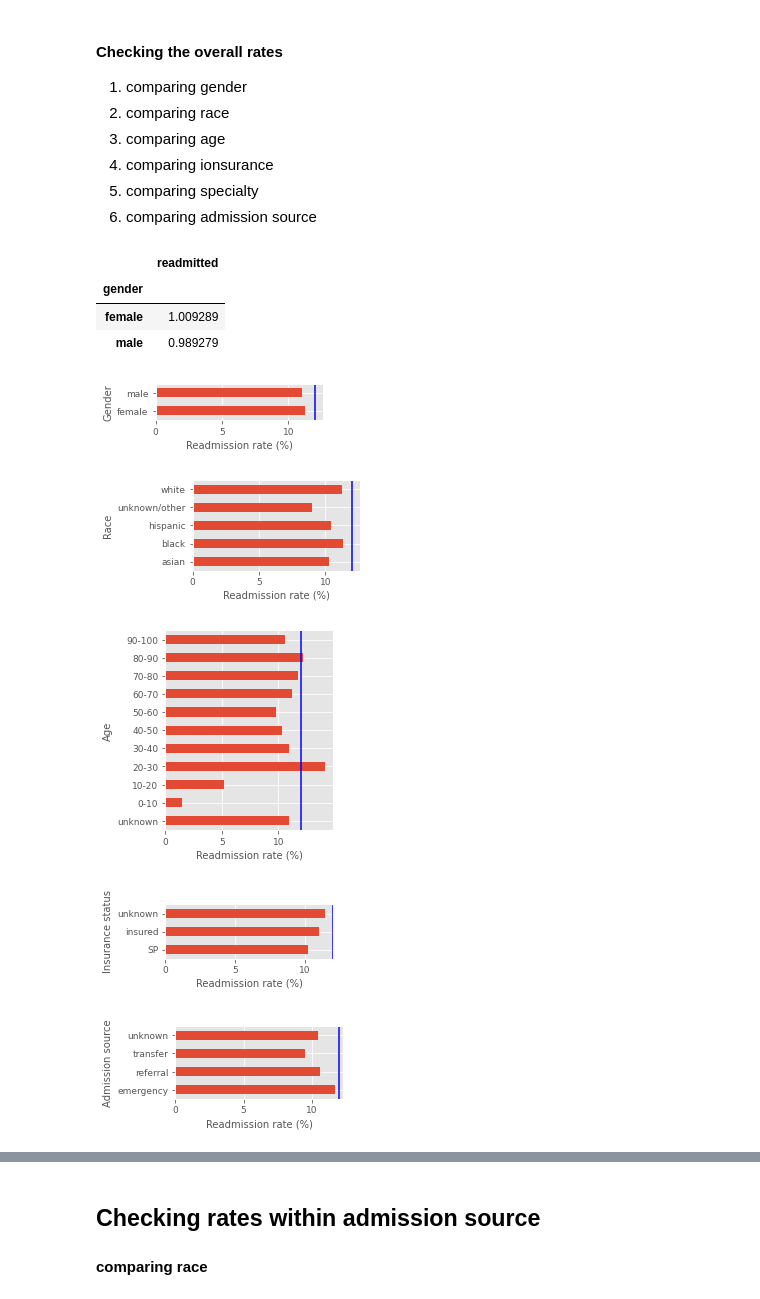
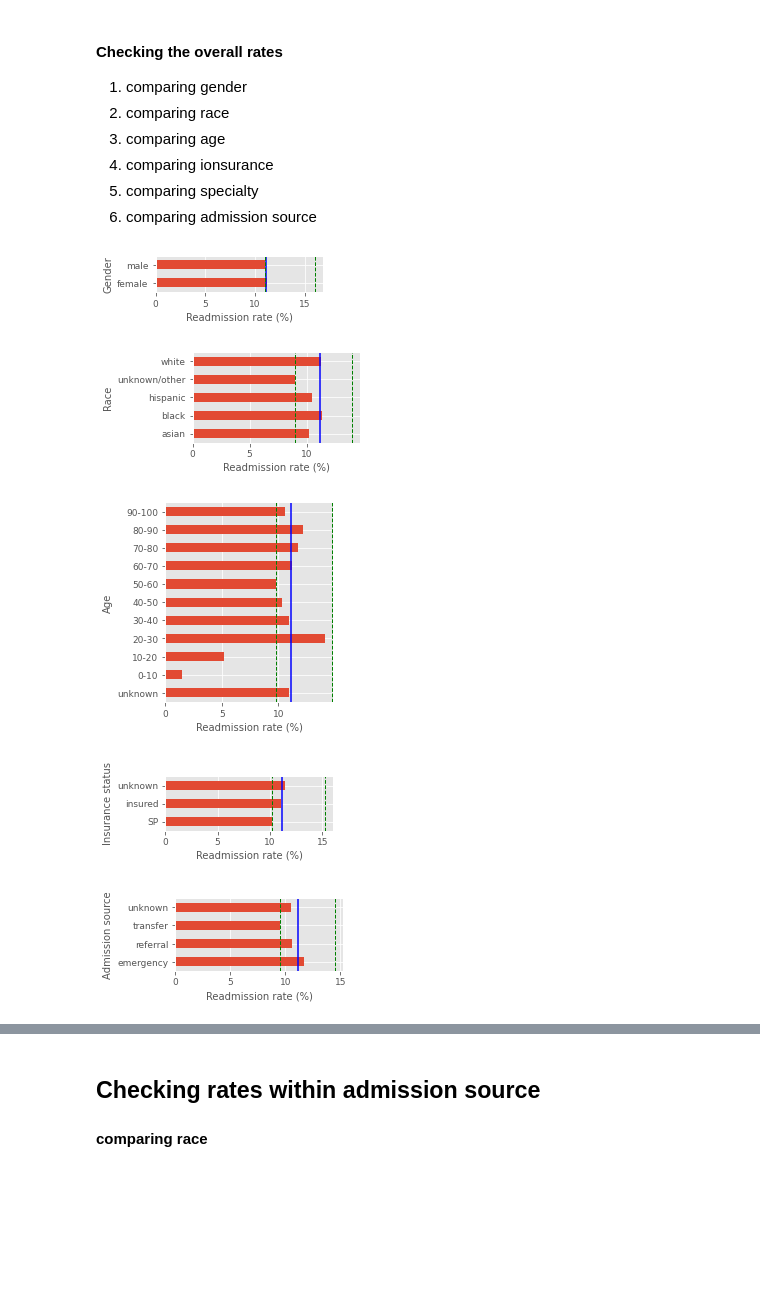
Before and after one commit to ypandya4/hazel_bazel_hospital_DS_project, a Jupyter notebook: Exploratory data analysis.ipynb, the cells around one changed output, grey strips where cells are left out. Cells and saved outputs as stored; diff of their text form; code cells hidden in the pictures; blank space fills up the shorter version.

```diff
--- a/Exploratory data analysis.ipynb
+++ b/Exploratory data analysis.ipynb
@@ -784,14 +784,15 @@ plt.yticks(fontsize=9, rotation=0);
 1. comparing ionsurance
 1. comparing specialty
 1. comparing admission source
-# %%
-_df[_df.gender != 'unknown'].pivot_table(values=['readmitted'], index='gender', aggfunc=np.mean)*(100/pop_readmission)
-# %% [output]
-|  | readmitted |
-| gender |  |
-| female | 1.009289 |
-| male | 0.989279 |
 # %%
+total_readmission = float(_df[_df.gender != 'unknown'].
+                          pivot_table(values=['readmitted'],
+                                      index='gender',
+                                      aggfunc=np.sum)
+                          .sum()
+                          .values)
+readmission_rate = (total_readmission)/(_df.gender.value_counts().sum())*100
+
 data = _df[_df.gender != 'unknown'].pivot_table(values=['readmitted'], index='gender', aggfunc=np.mean)*100
 plt.rcParams["figure.figsize"] = [3, 2/3]
 data.plot.barh(stacked=True, legend=None);
@@ -800,10 +801,19 @@ plt.xlabel("Readmission rate (%)", size=10)
 plt.ylabel("Gender", size=10)
 plt.xticks(fontsize=9, rotation=0)
 plt.yticks(fontsize=9, rotation=0)
-plt.axvline(x=12, color='blue');
+plt.axvline(x=readmission_rate, color='blue')
+plt.axvline(x=data.values.min(), color='green', linestyle="--", linewidth=1)
+plt.axvline(x=data.values.min()+5, color='green', linestyle="--", linewidth=1);
 # %% [output]
-[figure, old version]
+[figure, new version]
 # %%
+total_readmission = float(_df.pivot_table(values=['readmitted'],
+                                      index='race',
+                                      aggfunc=np.sum)
+                          .sum()
+                          .values)
+readmission_rate = (total_readmission)/(_df.race.value_counts().sum())*100
+
 data = _df.pivot_table(values=['readmitted'], index='race', aggfunc=np.mean)*100
 plt.rcParams["figure.figsize"] = [3, 5/3]
 data.plot.barh(stacked=True, legend=None);
@@ -812,10 +822,19 @@ plt.xlabel("Readmission rate (%)", size=10)
 plt.ylabel("Race", size=10)
 plt.xticks(fontsize=9, rotation=0)
 plt.yticks(fontsize=9, rotation=0)
-plt.axvline(x=12, color='blue');
+plt.axvline(x=readmission_rate, color='blue')
+plt.axvline(x=data.values.min(), color='green', linestyle="--", linewidth=1)
+plt.axvline(x=data.values.min()+5, color='green', linestyle="--", linewidth=1);
 # %% [output]
-[figure, old version]
+[figure, new version]
 # %%
+total_readmission = float(_df.pivot_table(values=['readmitted'],
+                                      index='age',
+                                      aggfunc=np.sum)
+                          .sum()
+                          .values)
+readmission_rate = (total_readmission)/(_df.age.value_counts().sum())*100
+
 data = _df.pivot_table(values=['readmitted'], index='age', aggfunc=np.mean)*100
 plt.rcParams["figure.figsize"] = [3, 11/3]
 data.plot.barh(stacked=True, legend=None);
@@ -824,10 +843,19 @@ plt.xlabel("Readmission rate (%)", size=10)
 plt.ylabel("Age", size=10)
 plt.xticks(fontsize=9, rotation=0)
 plt.yticks(fontsize=9, rotation=0)
-plt.axvline(x=12, color='blue');
+plt.axvline(x=readmission_rate, color='blue')
+plt.axvline(x=data.drop(['0-10', '10-20']).values.min(), color='green', linestyle="--", linewidth=1)
+plt.axvline(x=data.drop(['0-10', '10-20']).values.min()+5, color='green', linestyle="--", linewidth=1);
 # %% [output]
-[figure, old version]
+[figure, new version]
 # %%
+total_readmission = float(_df.pivot_table(values=['readmitted'],
+                                      index='payer_code',
+                                      aggfunc=np.sum)
+                          .sum()
+                          .values)
+readmission_rate = (total_readmission)/(_df.payer_code.value_counts().sum())*100
+
 data = _df.pivot_table(values=['readmitted'], index='payer_code', aggfunc=np.mean)*100
 plt.rcParams["figure.figsize"] = [3, 3/3]
 data.plot.barh(stacked=True, legend=None);
@@ -836,19 +864,30 @@ plt.xlabel("Readmission rate (%)", size=10)
 plt.ylabel("Insurance status", size=10)
 plt.xticks(fontsize=9, rotation=0)
 plt.yticks(fontsize=9, rotation=0)
-plt.axvline(x=12, color='blue');
+plt.axvline(x=readmission_rate, color='blue')
+plt.axvline(x=data.values.min(), color='green', linestyle="--", linewidth=1)
+plt.axvline(x=data.values.min()+5, color='green', linestyle="--", linewidth=1);
 # %% [output]
-[figure, old version]
+[figure, new version]
 # %%
+total_readmission = float(_df.pivot_table(values=['readmitted'],
+                                      index='admission_source_code',
+                                      aggfunc=np.sum)
+                          .sum()
+                          .values)
+readmission_rate = (total_readmission)/(_df.admission_source_code.value_counts().sum())*100
+
 data = _df.pivot_table(values=['readmitted'], index='admission_source_code', aggfunc=np.mean)*100
 plt.rcParams["figure.figsize"] = [3, 4/3]
 data.plot.barh(stacked=True, legend=None);
 plt.rcParams.update({'font.size': 12})
 plt.xlabel("Readmission rate (%)", size=10)
 plt.ylabel("Admission source", size=10)
 plt.xticks(fontsize=9, rotation=0)
 plt.yticks(fontsize=9, rotation=0)
-plt.axvline(x=12, color='blue');
+plt.axvline(x=readmission_rate, color='blue')
+plt.axvline(x=data.values.min(), color='green', linestyle="--", linewidth=1)
+plt.axvline(x=data.values.min()+5, color='green', linestyle="--", linewidth=1);
 # %% [output]
-[figure, old version]
+[figure, new version]
 # %%
```
Also changed, not shown: parts of 12 cells of this notebook, 2 other files.
